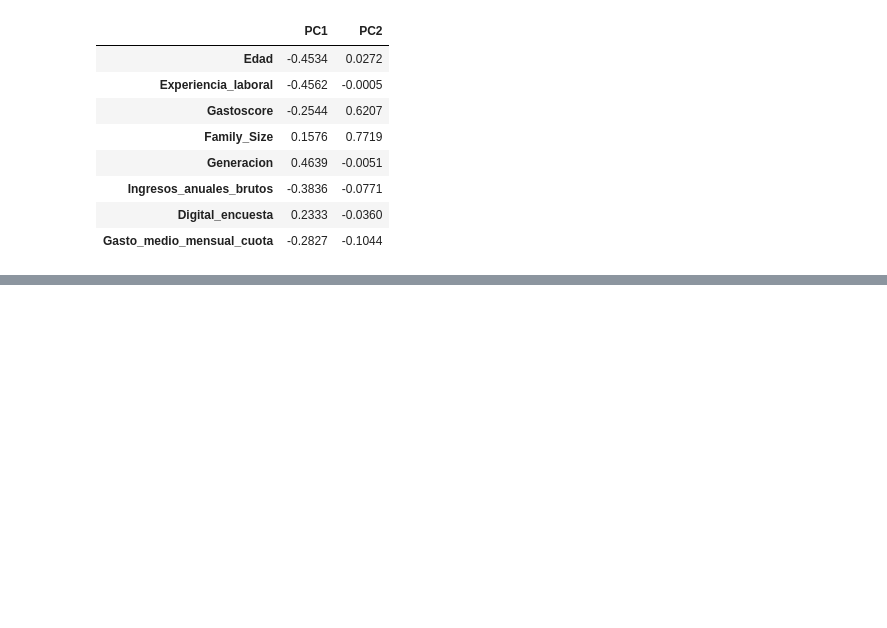
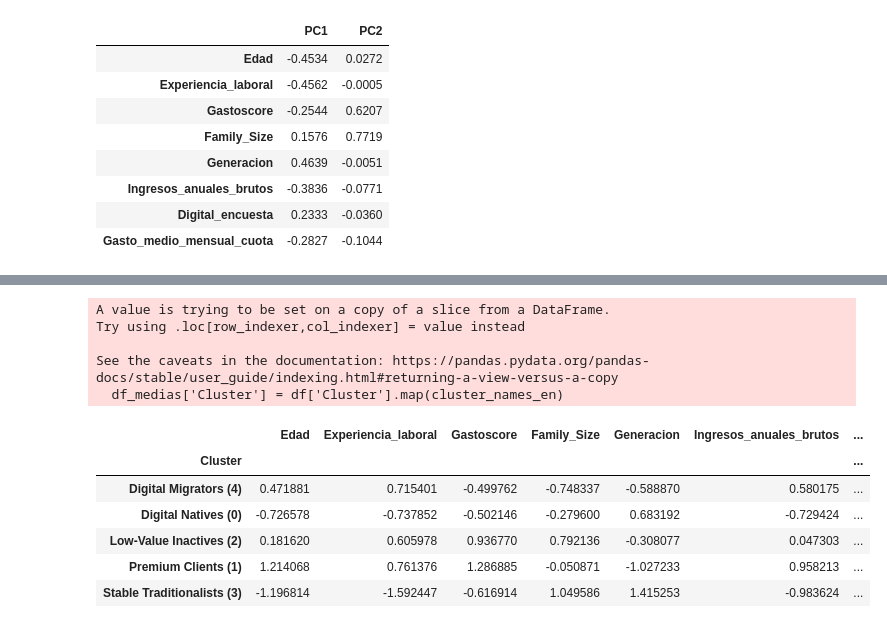
Before and after one commit to Nachosanchezz/Caso02_PCA, a Jupyter notebook: src/02_PCA.ipynb, the cells around one changed output, grey strips where cells are left out. Saved outputs shown, nothing was run; the diff lists cells and outputs as text; code cells hidden in the pictures; blank space fills up the shorter version.

```diff
--- a/src/02_PCA.ipynb
+++ b/src/02_PCA.ipynb
@@ -361,0 +302,29 @@ cluster_means.to_csv("../data/resumen_clusters_por_media.csv", index=False)
+# %%
+import pandas as pd
+from sklearn.decomposition import PCA
+from sklearn.cluster import KMeans
+
+# Selección de variables
+variables_continuas = ['Edad', 'Experiencia_laboral', 'Gastoscore', 'Family_Size',
+                       'Generacion', 'Ingresos_anuales_brutos', 'Digital_encuesta',
+                       'Gasto_medio_mensual_cuota']
+Variables_binarias = ['Casado', 'Genero', 'Abandono']
+X = df[variables_continuas + Variables_binarias]
+
+# PCA
+pca = PCA(n_components=2)
+X_pca = pca.fit_transform(X)
+
+# KMeans
+kmeans = KMeans(n_clusters=5, random_state=42)
+clusters = kmeans.fit_predict(X_pca)
+
+# Crear el DataFrame final
+df_definitivo = pd.DataFrame({
+    'PCA1': X_pca[:, 0],
+    'PCA2': X_pca[:, 1],
+    'Cluster': clusters
+})
+
+# Mostrar las primeras filas para confirmar
+df_definitivo.head()
@@ -361,0 +354,29 @@ cluster_means.to_csv("../data/resumen_clusters_por_media.csv", index=False)
+# %%
+df_medias = df.copy()
+df_medias = df[variables_continuas + Variables_binarias + ['Cluster']]
+
+cluster_names_en = {
+    0: "Digital Natives (0)",
+    1: "Premium Clients (1)",
+    2: "Low-Value Inactives (2)",
+    3: "Stable Traditionalists (3)",
+    4: "Digital Migrators (4)"
+}
+
+# Assign cluster names
+df_medias['Cluster'] = df['Cluster'].map(cluster_names_en)
+
+df_medias.groupby('Cluster').mean(numeric_only=True)
+# %% [output]
+A value is trying to be set on a copy of a slice from a DataFrame.
+Try using .loc[row_indexer,col_indexer] = value instead
+
+See the caveats in the documentation: https://pandas.pydata.org/pandas-docs/stable/user_guide/indexing.html#returning-a-view-versus-a-copy
+  df_medias['Cluster'] = df['Cluster'].map(cluster_names_en)
+|  | Edad | Experiencia_laboral | Gastoscore | Family_Size | Generacion | Ingresos_anuales_brutos | ... |
+| Cluster |  |  |  |  |  |  | ... |
+| Digital Migrators (4) | 0.471881 | 0.715401 | -0.499762 | -0.748337 | -0.588870 | 0.580175 | ... |
+| Digital Natives (0) | -0.726578 | -0.737852 | -0.502146 | -0.279600 | 0.683192 | -0.729424 | ... |
+| Low-Value Inactives (2) | 0.181620 | 0.605978 | 0.936770 | 0.792136 | -0.308077 | 0.047303 | ... |
+| Premium Clients (1) | 1.214068 | 0.761376 | 1.286885 | -0.050871 | -1.027233 | 0.958213 | ... |
+| Stable Traditionalists (3) | -1.196814 | -1.592447 | -0.616914 | 1.049586 | 1.415253 | -0.983624 | ... |
```
Also changed, not shown: parts of 10 cells of this notebook, 3 other files.
